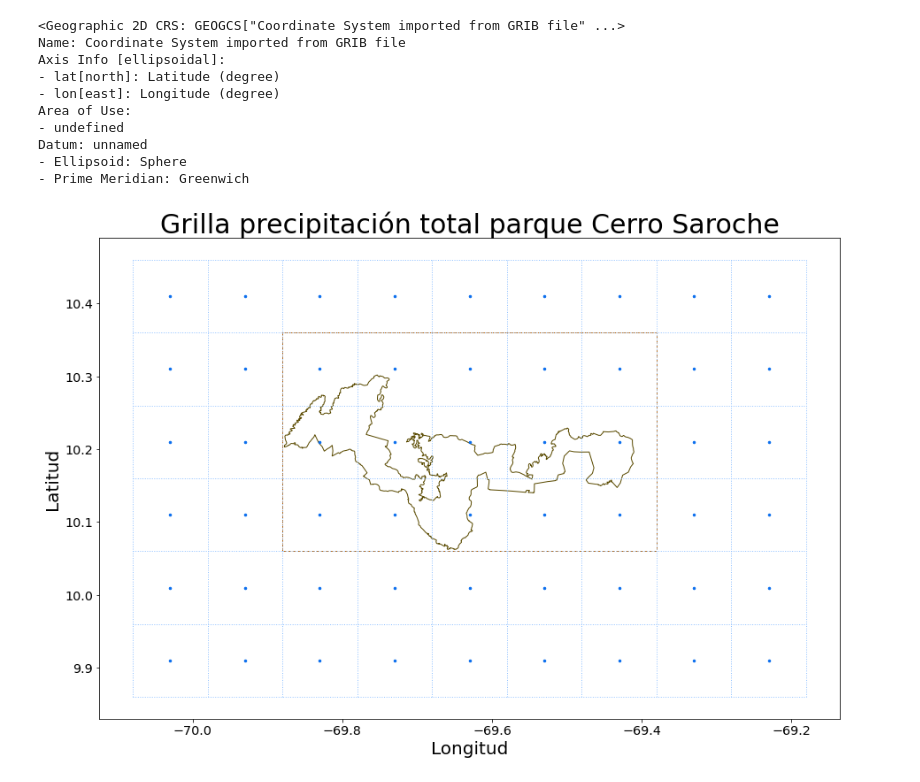
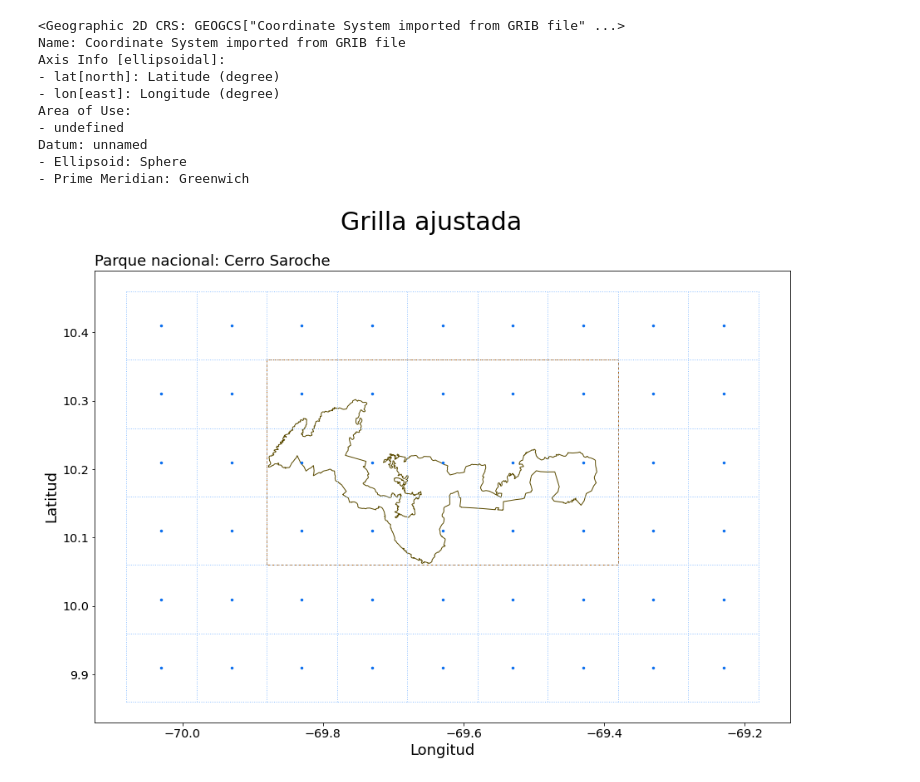
Before and after one commit to esglobe/geet-metview, a Jupyter notebook: 1_definir_area_cerro_saroche.ipynb, the cells around one changed output. Cells and saved outputs as stored; diff of their text form; code cells hidden in the pictures.

```diff
--- a/1_definir_area_cerro_saroche.ipynb
+++ b/1_definir_area_cerro_saroche.ipynb
@@ -207,38 +208,39 @@ ax.plot(x1,y1, color='#5A4A00', linewidth=1)
 x2,y2 = parque_rectangulo.geometry.iloc[0].exterior.xy
 ax.plot(x2,y2, color='#BF6300', linewidth=1,linestyle='dashed')
 
 # centroides
 for i in list(range(1, len(x) )):
   for j in list(range(1, len(y) )):
     ax.plot(x[i],y[j],color = '#076CEE', marker='.', label=i, markersize=5)
 
 # grilla
 color_grid = '#91C2FF'
 for i in list(range( len(x_grid) )):
   ax.vlines(x = x_grid[i],ymin=min(y_grid),ymax=max(y_grid),
             colors = color_grid,
             linestyles='dotted',
             linewidth=1,
             label = 'vline_multiple - full height')
 
 for i in list(range( len(y_grid) )):
   ax.hlines(y = y_grid[i],xmin=min(x_grid),xmax=max(x_grid),
             colors = color_grid,
             linestyles='dotted',
             linewidth=1,
             label = 'vline_multiple - full height')
 
 # titulos
-plt.title("Grilla precipitación total parque Cerro Saroche",loc='center',fontsize=30)
-plt.xlabel("Longitud",loc='center',fontsize=20)
-plt.ylabel("Latitud",loc='center',fontsize=20)
+plt.title("Parque nacional: Cerro Saroche",loc='left',fontsize=18)
+plt.suptitle(f"Grilla ajustada",fontsize=30)
+plt.xlabel("Longitud",loc='center',fontsize=18)
+plt.ylabel("Latitud",loc='center',fontsize=18)
 
 # guardando figura
-plt.savefig('./cerro_saroche/figuras/grilla_precipitacion2.png')
+plt.savefig('./cerro_saroche/figuras/grilla_ajustada_precipitacion2.png')
 
 plt.show()
 # %% [output]
-[figure, old version]
+[figure, new version]
 # %%
 # guardando poligono
 parque_rectangulo.to_file("./cerro_saroche/poligono_cerro_saroche/rectangulo_cerro_saroche.shp")
```
Also changed, not shown: parts of 1 cell of this notebook, 1 other file.
